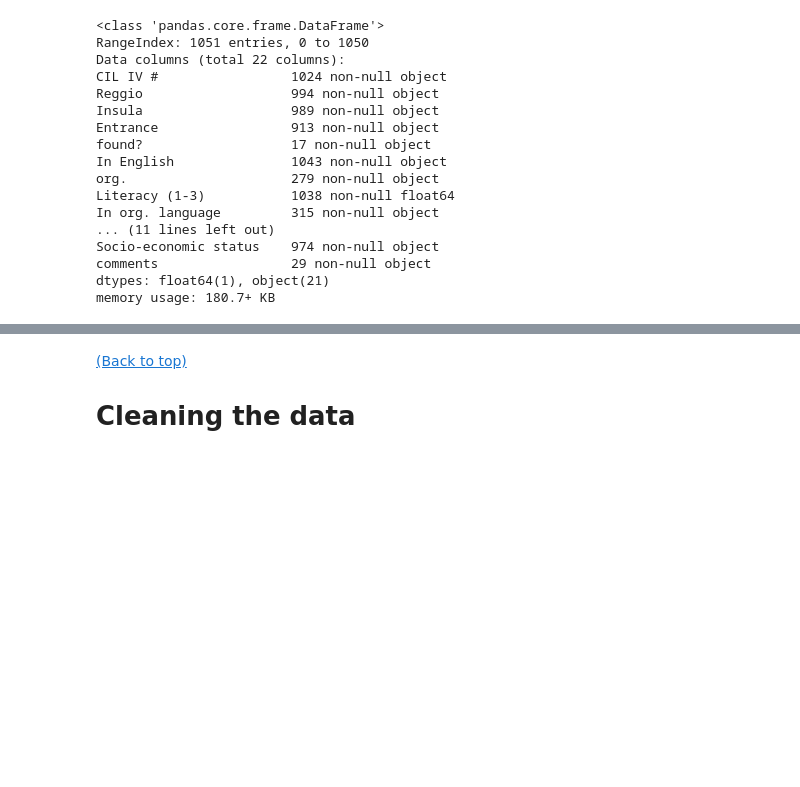
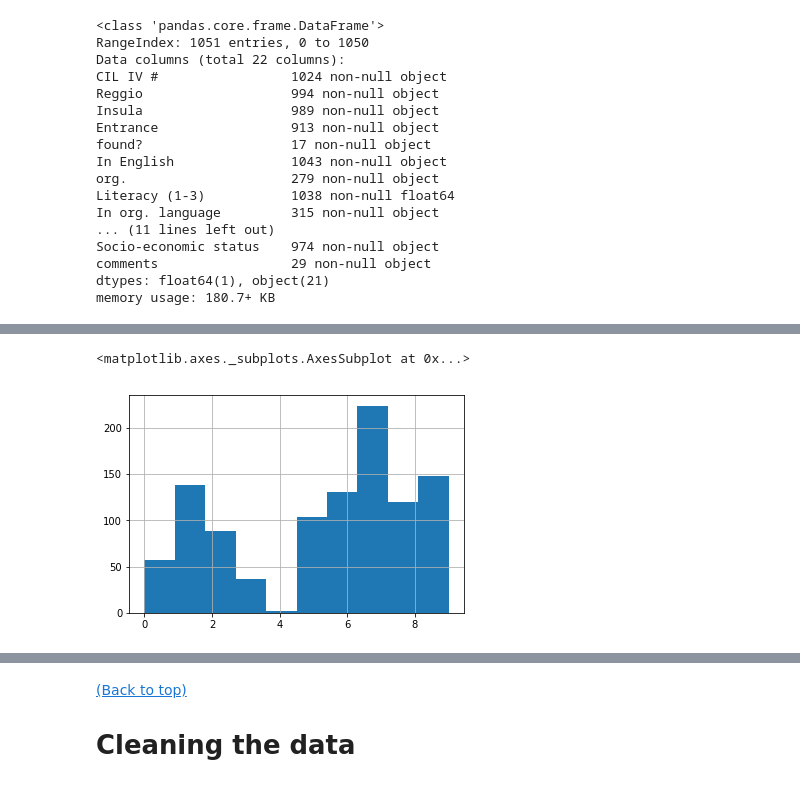
Before and after one commit to ssrosa/cacator_cave_malum, a Jupyter notebook: student.ipynb, the cells around one changed output, grey strips where cells are left out. Cells and saved outputs as stored; diff of their text form; code cells hidden in the pictures; blank space fills up the shorter version.

```diff
--- a/student.ipynb
+++ b/student.ipynb
@@ -38,5 +49,5 @@ import pandas as pd #For working with DataFrames
 # A first look at the data
 # %%
 #Obtain the raw data
-df = pd.read_csv('graffiti.csv')
+df_raw = pd.read_csv('graffiti.csv')
 # %%
@@ -88,0 +125,4 @@ df.describe()
+# %%
+Reggio = df_raw['Reggio'].fillna(0)
+# %%
+Reggio = Reggio.astype(int)
@@ -88,0 +149,2 @@ df.describe()
+# %%
+Reggio = Reggio.drop([994])
@@ -88,0 +165,6 @@ df.describe()
+# %%
+#There we go
+Reggio.hist()
+# %% [output]
+<matplotlib.axes._subplots.AxesSubplot at 0x...>
+[figure, added]
```
Also changed, not shown: parts of 19 cells of this notebook.
